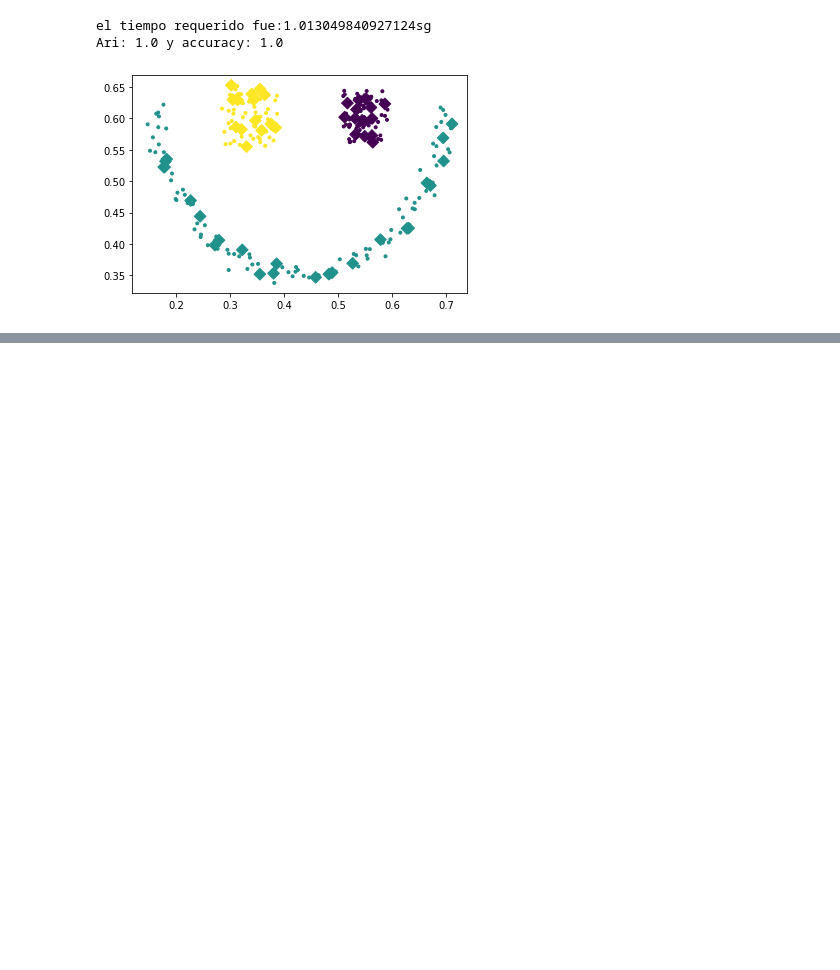
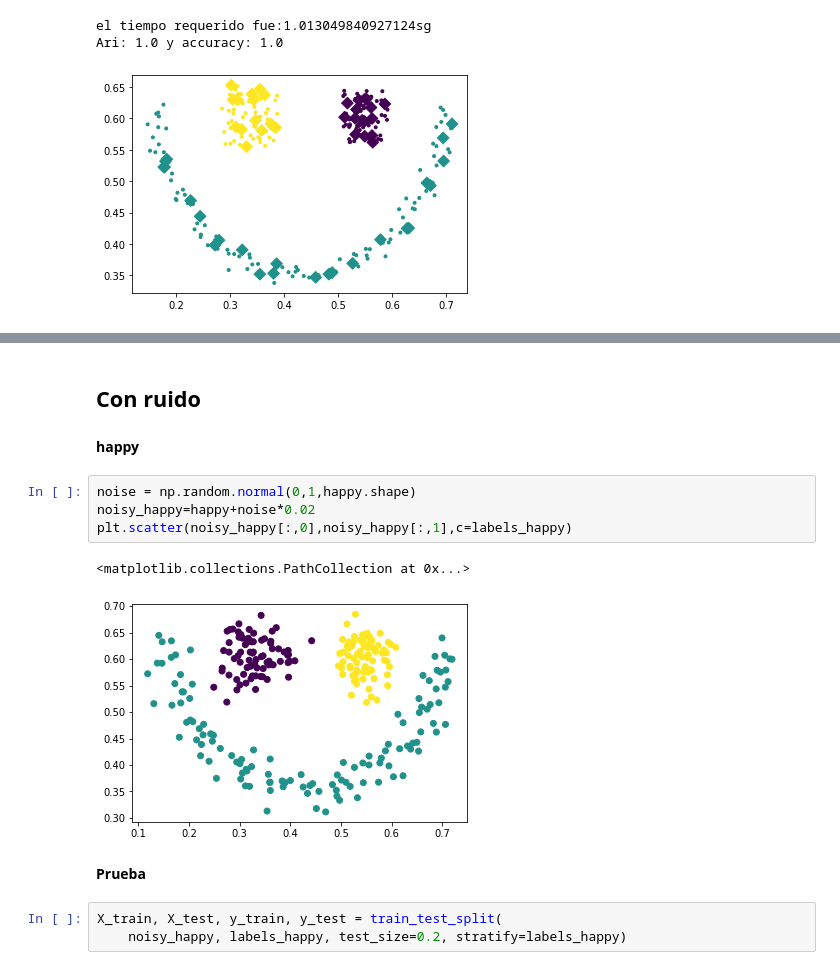
Before and after one commit to Bryan0122/Analitica-de-datos, a Jupyter notebook: PRI_Test2.ipynb, the cells around one changed output, grey strips where cells are left out. Drawn from its saved outputs; the diff is of its cells as text; blank space fills up the shorter version.

```diff
--- a/PRI_Test2.ipynb
+++ b/PRI_Test2.ipynb
@@ -167,0 +205,16 @@ Ari: 1.0 y accuracy: 1.0
+# %% [markdown]
+## **Con ruido**
+# %% [markdown]
+**happy**
+# %%
+noise = np.random.normal(0,1,happy.shape)
+noisy_happy=happy+noise*0.02
+plt.scatter(noisy_happy[:,0],noisy_happy[:,1],c=labels_happy)
+# %% [output]
+<matplotlib.collections.PathCollection at 0x...>
+[figure, added]
+# %% [markdown]
+**Prueba**
+# %%
+X_train, X_test, y_train, y_test = train_test_split(
+    noisy_happy, labels_happy, test_size=0.2, stratify=labels_happy)
```
Also changed, not shown: parts of 15 cells of this notebook.
